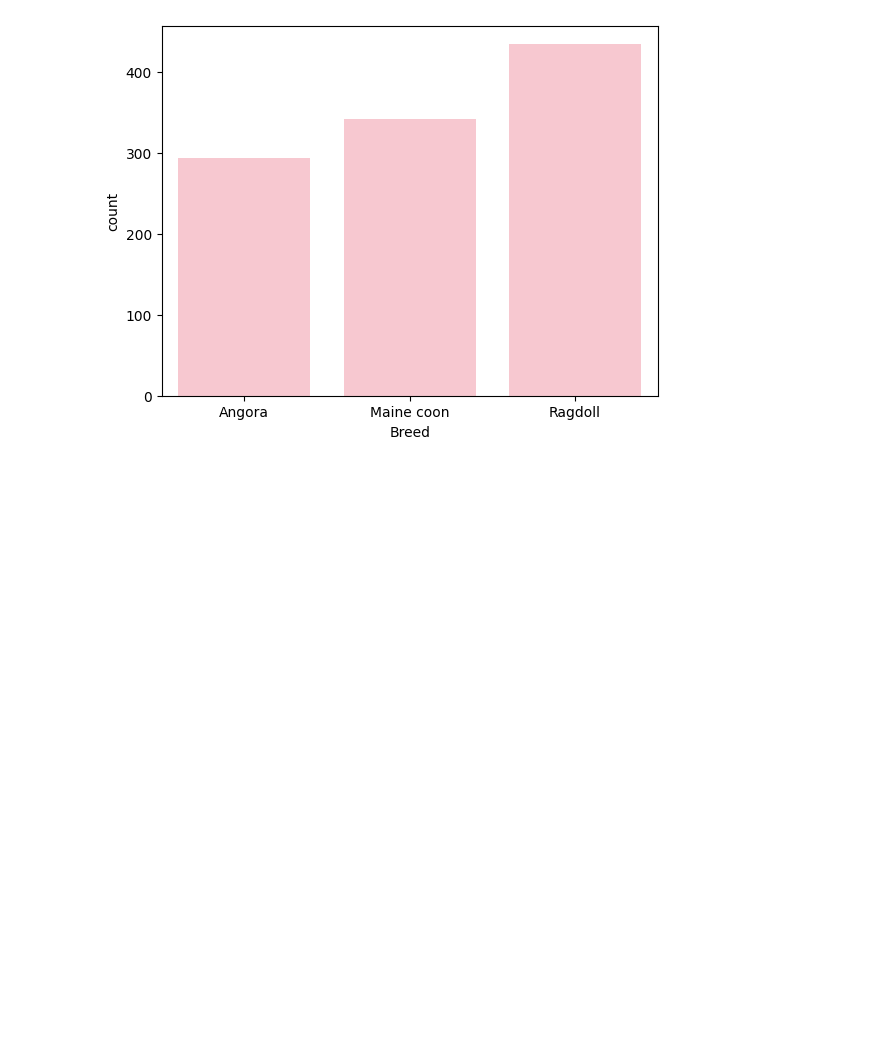
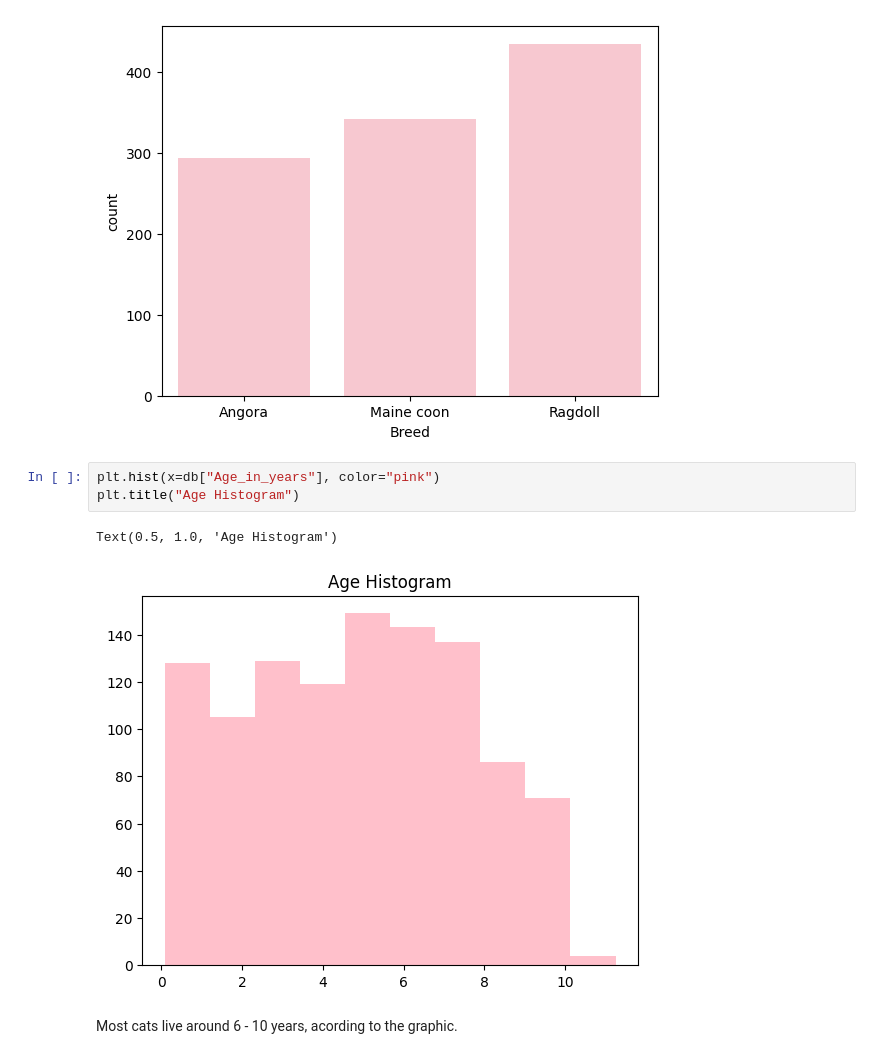
Before and after one commit to annaguerrra/AI-Bosch, a Jupyter notebook: Aula06/main.ipynb, the cells around one changed output. Saved outputs shown, nothing was run; the diff lists cells and outputs as text; blank space fills up the shorter version.

```diff
--- a/Aula06/main.ipynb
+++ b/Aula06/main.ipynb
@@ -69,3 +71,11 @@ sns.countplot(x=db["Breed"], color="pink")
 # %% [output]
 <Axes: xlabel='Breed', ylabel='count'>
 [figure]
+# %%
+plt.hist(x=db["Age_in_years"], color="pink")
+plt.title("Age Histogram")
+# %% [output]
+Text(0.5, 1.0, 'Age Histogram')
+[figure, added]
+# %% [markdown]
+Most cats live around 6 - 10 years, acording to the graphic.
```
Also changed, not shown: parts of 20 cells of this notebook, 1 other file.
